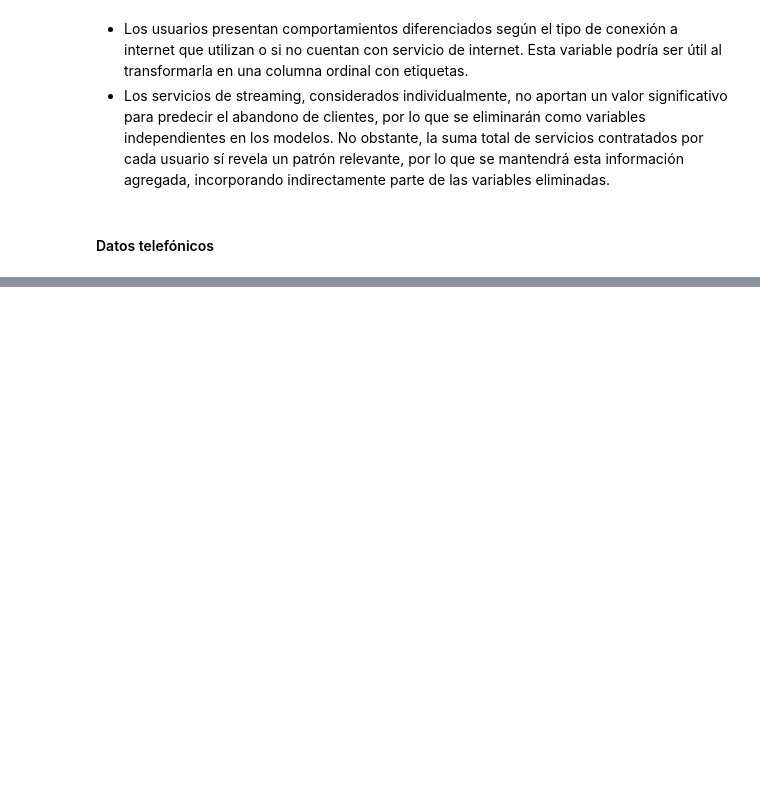
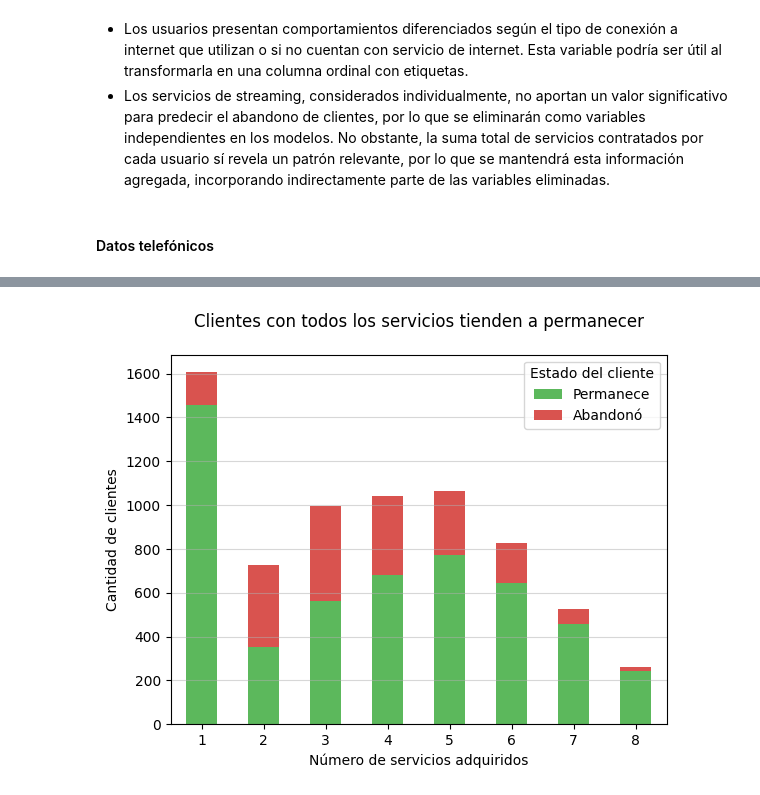
Before and after one commit to AndresCalvete-DataScientist/interconnect-customer-churn-prediction, a Jupyter notebook: notebooks/eda.ipynb, the cells around one changed output, grey strips where cells are left out. Cells and saved outputs as stored; diff of their text form; code cells hidden in the pictures; blank space fills up the shorter version.

```diff
--- a/notebooks/eda.ipynb
+++ b/notebooks/eda.ipynb
@@ -918,0 +942,8 @@ df_phone
+# %%
+# Resumir la columna MultipleLines en una nueva columna booleana HasPhone
+df_con_int_pho['HasPhone'] = [1 if pd.notnull(x) else 0 for x in df_con_int_pho['MultipleLines']]
+
+# Crear una nueva columna que cuente la cantidad de servicios activos por cliente
+all_service_columns = ['OnlineSecurity', 'OnlineBackup', 'DeviceProtection', 'TechSupport', 'StreamingTV', 'StreamingMovies', 'HasInternet', 'HasPhone']
+df_con_int_pho['AllServicesCount'] = df_con_int_pho[all_service_columns].sum(axis=1).astype(int)
+df_con_int_pho.head()
@@ -918,0 +958,17 @@ df_phone
+# %%
+# Agrupar datos por cantidad de servicios y churn, y organizarlos
+allservice_vs_churn = df_con_int_pho.groupby('AllServicesCount')['IsChurn'].value_counts().unstack()
+
+# Visualización de la distribución de la variable ServicesCount en funcion del abandono
+allservice_vs_churn.plot(kind='bar', stacked=True, color=custom_colors)
+
+# Etiquetas y título
+plt.xlabel('Número de servicios adquiridos')
+plt.ylabel('Cantidad de clientes')
+plt.title('Clientes con todos los servicios tienden a permanecer', pad=20)
+plt.legend(title='Estado del cliente', labels=['Permanece', 'Abandonó'])
+plt.xticks( rotation=0)
+plt.grid(axis='y', alpha=0.5)
+plt.show()
+# %% [output]
+[figure, added]
```
Also changed, not shown: parts of 6 cells of this notebook.
